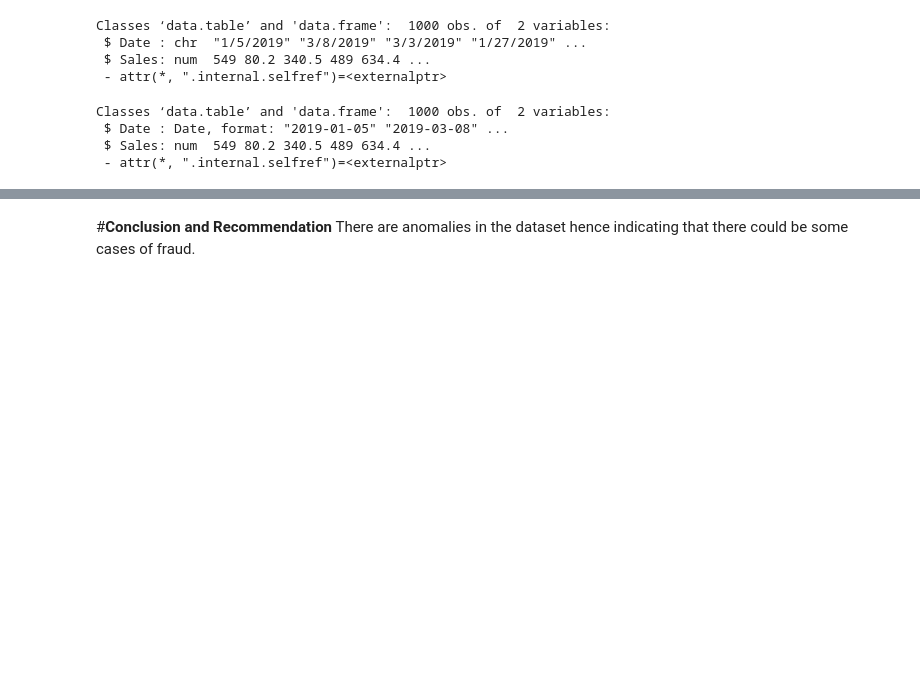
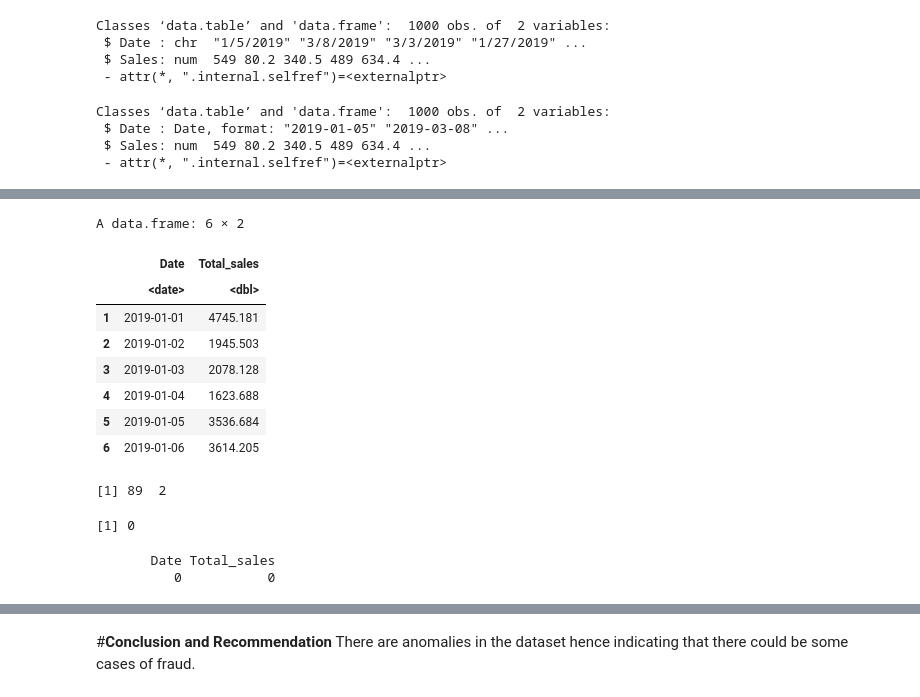
Before and after one commit to AgnesMachau/Moringa-Core-Independent-Project-Week-14, a Jupyter notebook: Moringa_Core_Independent_Project_Week_14(Part_4_).ipynb, the cells around one changed output, grey strips where cells are left out. Cells and saved outputs as stored; diff of their text form; code cells hidden in the pictures; blank space fills up the shorter version.

```diff
--- a/Moringa_Core_Independent_Project_Week_14(Part_4_).ipynb
+++ b/Moringa_Core_Independent_Project_Week_14(Part_4_).ipynb
@@ -87,3 +96,33 @@ Classes ‘data.table’ and 'data.frame':  1000 obs. of  2 variables:
+# %%
+#Changing the column name x to total sales.
+names(sales_tot)[2] <- 'Total_sales'
+head(sales_tot)
+# %% [output]
+A data.frame: 6 × 2
+|  | Date | Total_sales |
+|  | <date> | <dbl> |
+| 1 | 2019-01-01 | 4745.181 |
+| 2 | 2019-01-02 | 1945.503 |
+| 3 | 2019-01-03 | 2078.128 |
+| 4 | 2019-01-04 | 1623.688 |
+| 5 | 2019-01-05 | 3536.684 |
+| 6 | 2019-01-06 | 3614.205 |
+# %%
+#Checking the dimensions of sales tot
+dim(sales_tot)
+# %% [output]
+[1] 89  2
+# %%
+#Checking for any duplicates
+anyDuplicated(sales_tot)
+# %% [output]
+[1] 0
+# %%
+#Checking for any missing values
+colSums(is.na(sales_tot))
+# %% [output]
+       Date Total_sales
+          0           0
 # %%
 # time_decompose() - this function would help with time series decomposition.
 # anomalize() -
```
Also changed, not shown: parts of 5 cells of this notebook.
